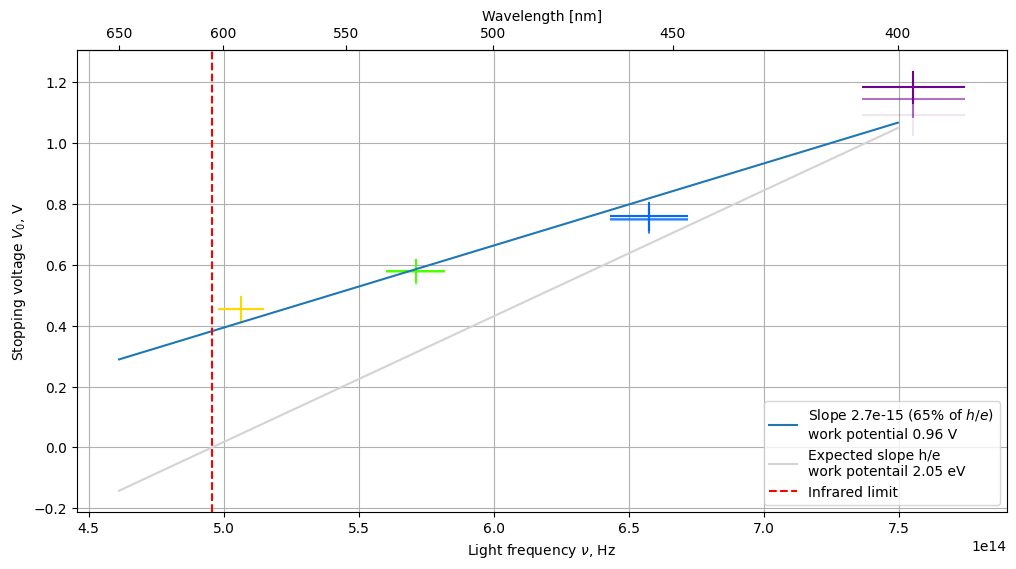
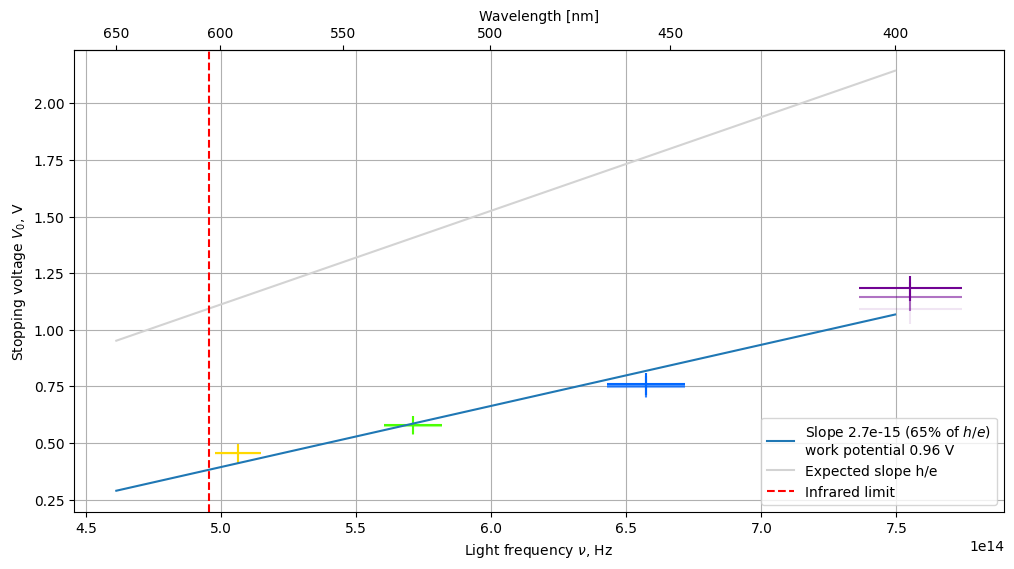
The change to this notebook cell's code, shown as a diff; its figure went from the first image to the second:
--- before
+++ after
@@ -51,5 +51,5 @@
 
 plt.plot(nu_dense, linear(nu_dense, slope, offset), label=f'Slope {slope:.1e} ({slope*e/h*100:.0f}% of $h/e$)\nwork potential {offset:.2f} V')
-plt.plot(nu_dense, linear(nu_dense, h/e, offset_expected) , color='lightgray', label=f'Expected slope h/e\nwork potentail {offset_expected:.2f} eV')
+plt.plot(nu_dense, linear(nu_dense, h/e, offset) , color='lightgray', label=f'Expected slope h/e')
 
 #for i in range(len(V0)):

Commit: 0.5.2 phi_A correction